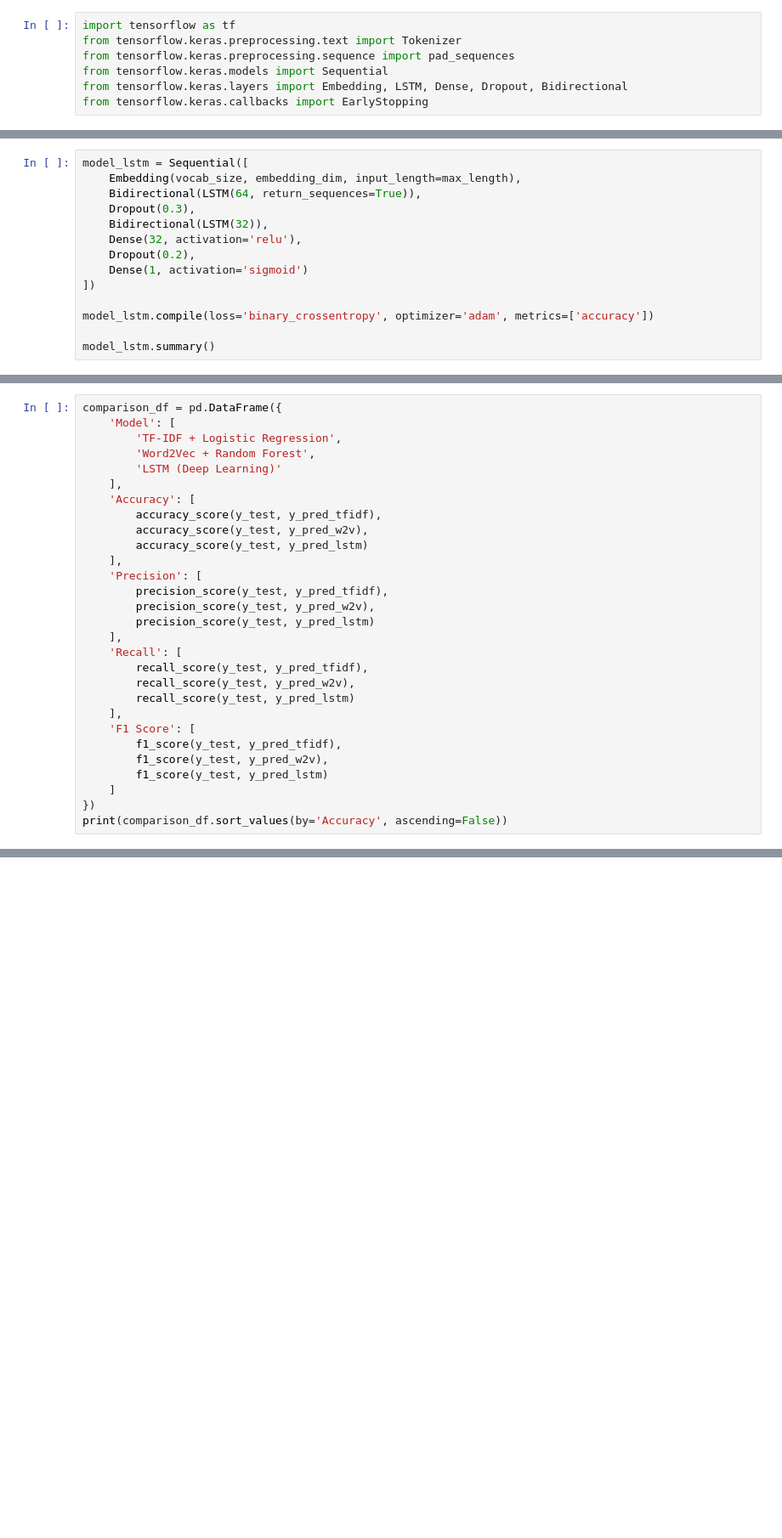
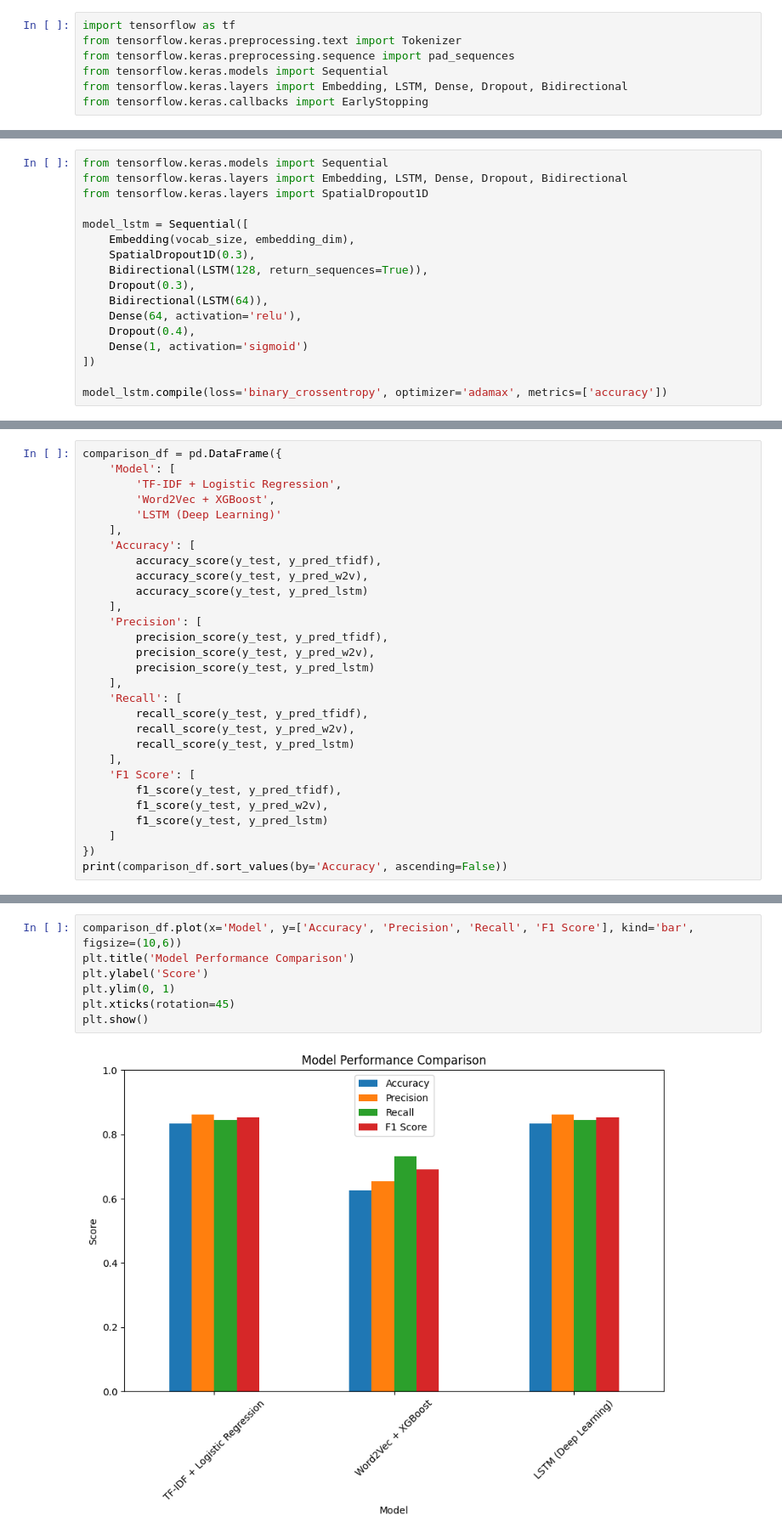
Before and after one commit to Subhangee19/DataAnalysis, a Jupyter notebook: Untitled11.ipynb, the cells around one changed output, grey strips where cells are left out. Shown at 85% size. Saved outputs shown, nothing was run; the diff lists cells and outputs as text; blank space fills up the shorter version.

```diff
--- a/Untitled11.ipynb
+++ b/Untitled11.ipynb
@@ -284,19 +398,22 @@ X_test_seq = tokenizer.texts_to_sequences(X_test)
 X_train_pad = pad_sequences(X_train_seq, maxlen=100, padding='post', truncating='post')
 X_test_pad = pad_sequences(X_test_seq, maxlen=100, padding='post', truncating='post')
 # %%
+from tensorflow.keras.models import Sequential
+from tensorflow.keras.layers import Embedding, LSTM, Dense, Dropout, Bidirectional
+from tensorflow.keras.layers import SpatialDropout1D
+
 model_lstm = Sequential([
-    Embedding(vocab_size, embedding_dim, input_length=max_length),
-    Bidirectional(LSTM(64, return_sequences=True)),
+    Embedding(vocab_size, embedding_dim),
+    SpatialDropout1D(0.3),
+    Bidirectional(LSTM(128, return_sequences=True)),
     Dropout(0.3),
-    Bidirectional(LSTM(32)),
-    Dense(32, activation='relu'),
-    Dropout(0.2),
+    Bidirectional(LSTM(64)),
+    Dense(64, activation='relu'),
+    Dropout(0.4),
     Dense(1, activation='sigmoid')
 ])
 
-model_lstm.compile(loss='binary_crossentropy', optimizer='adam', metrics=['accuracy'])
-
-model_lstm.summary()
+model_lstm.compile(loss='binary_crossentropy', optimizer='adamax', metrics=['accuracy'])
 # %%
 early_stop = EarlyStopping(monitor='val_loss', patience=3, restore_best_weights=True)
 
@@ -334,7 +482,7 @@ plt.show()
 comparison_df = pd.DataFrame({
     'Model': [
         'TF-IDF + Logistic Regression',
-        'Word2Vec + Random Forest',
+        'Word2Vec + XGBoost',
         'LSTM (Deep Learning)'
     ],
     'Accuracy': [
@@ -361,0 +515,9 @@ print(comparison_df.sort_values(by='Accuracy', ascending=False))
+# %%
+comparison_df.plot(x='Model', y=['Accuracy', 'Precision', 'Recall', 'F1 Score'], kind='bar', figsize=(10,6))
+plt.title('Model Performance Comparison')
+plt.ylabel('Score')
+plt.ylim(0, 1)
+plt.xticks(rotation=45)
+plt.show()
+# %% [output]
+[figure, added]
```
Also changed, not shown: parts of 24 cells of this notebook.
